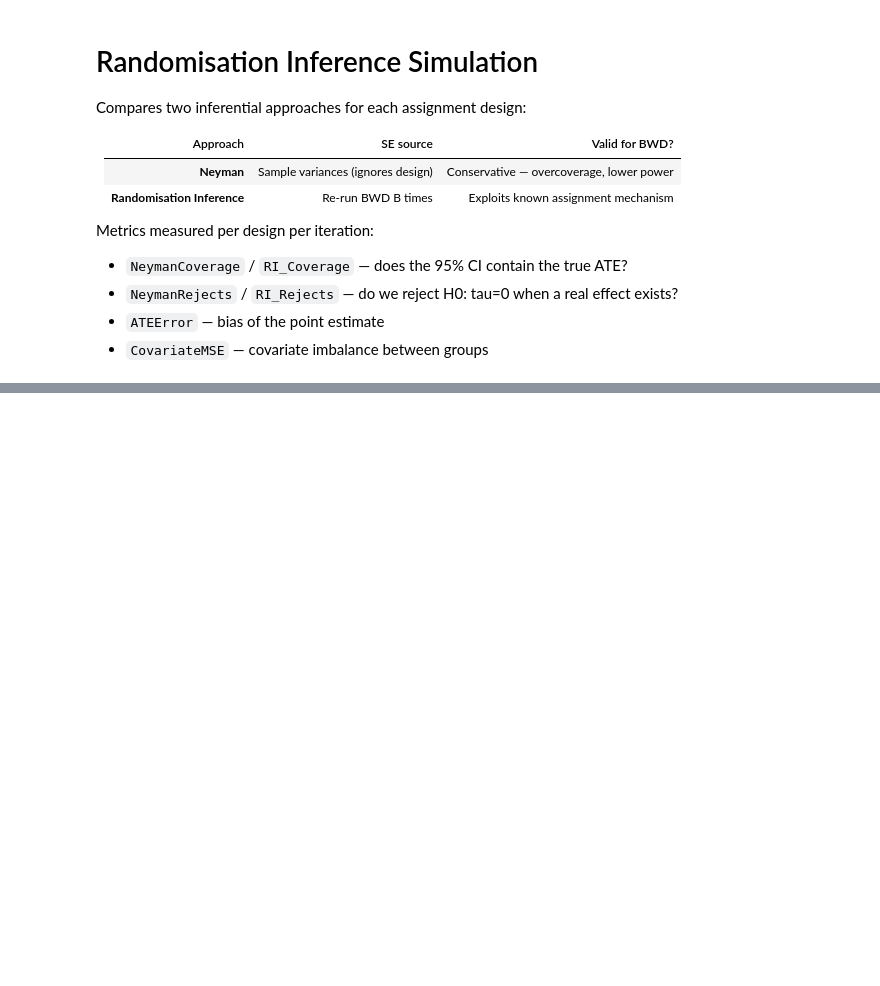
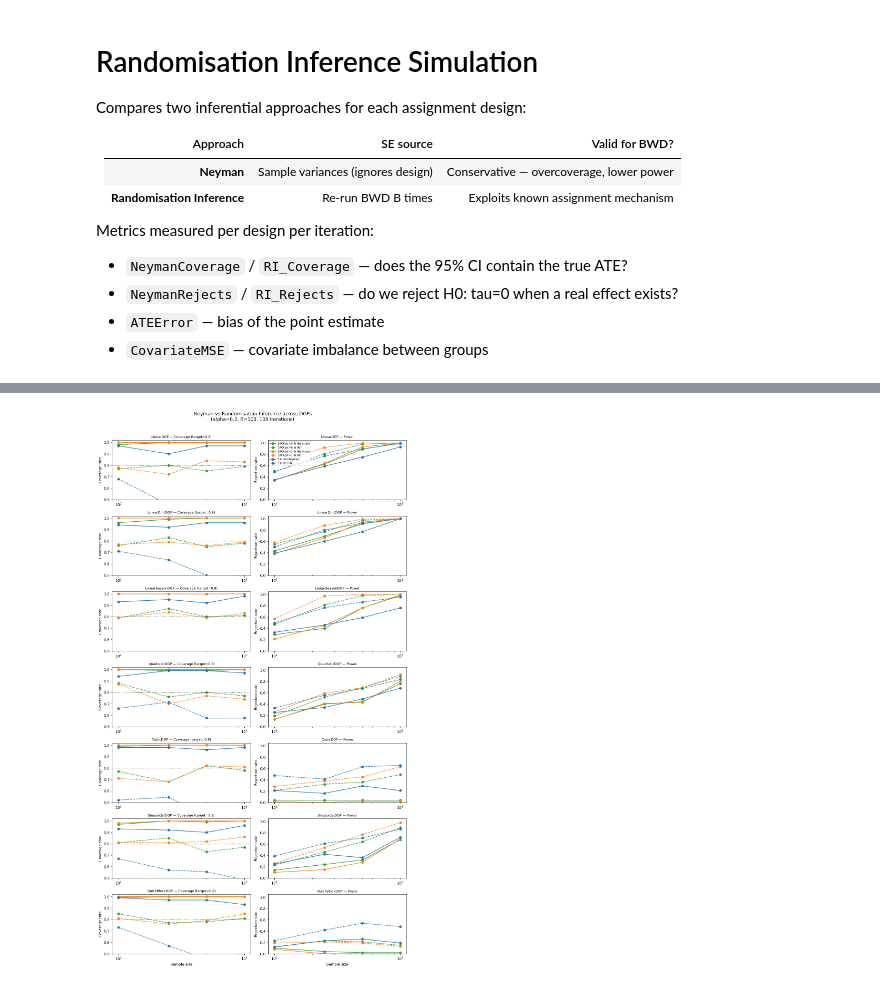
Before and after one commit to Sauravjha21/thesis_hs, a Jupyter notebook: notebooks/run-inference-simulation.ipynb, the cells around one changed output, grey strips where cells are left out. Cells and saved outputs as stored; diff of their text form; code cells hidden in the pictures; blank space fills up the shorter version.

Commit message:
power calculation for all dgp

```diff
--- a/notebooks/run-inference-simulation.ipynb
+++ b/notebooks/run-inference-simulation.ipynb
@@ -30,8 +36,7 @@ from plan import Plan
 # %%
-# ── Simulation parameters ─────────────────────────────────────────────────────
-B = 500  # RI re-runs per experiment
-NUM_ITERS = 500  # repetitions per (design, sample_size, dgp) cell
-# increase to 500 for final thesis results
-
+# simulation parameters
+B = 100  # RI re-runs (increase to 500 for final results)
+NUM_ITERS = 100  # iterations per cell (increase to 500 for final)
+ALPHA = 0.20  # as Drew suggested — targeting 80% nominal level
 sample_sizes = [100, 250, 500, 1000]
 # %%
@@ -87 +144,88 @@ results = pd.concat(dfs, ignore_index=True)
+# %%
+dgp_names = results["dgp"].unique()
+n_dgps = len(dgp_names)
+key_metrics = ["NeymanRejects", "RI_Rejects", "NeymanCoverage", "RI_Coverage"]
+
+summary = (
+    results.groupby(["dgp", "sample_size", "design", "metric"])["value"]
+    .mean()
+    .reset_index()
+)
+
+# One row per DGP, two columns (coverage, power)
+fig, axes = plt.subplots(n_dgps, 2, figsize=(12, 3 * n_dgps), sharex=False)
+fig.suptitle(
+    f"Neyman vs Randomisation Inference across DGPs\n"
+    f"(alpha={ALPHA}, B={B}, {NUM_ITERS} iterations)",
+    fontsize=13,
+    y=1.01,
+)
+
+colors = {"Simple": "#1f77b4", "BWD(phi=1.0)": "#ff7f0e", "BWD(phi=0.5)": "#2ca02c"}
+nominal = 1 - ALPHA  # 0.80
+
+for row, dgp_name in enumerate(dgp_names):
+    sub = summary[summary["dgp"] == dgp_name]
+    ax_cov, ax_pow = axes[row, 0], axes[row, 1]
+
+    for design in sub["design"].unique():
+        color = colors.get(design, "grey")
+        d = sub[sub["design"] == design]
+
+        # Coverage
+        for metric, ls in [("NeymanCoverage", "-"), ("RI_Coverage", "--")]:
+            m = d[d["metric"] == metric]
+            if not m.empty:
+                label = f"{design} ({'Neyman' if ls == '-' else 'RI'})"
+                ax_cov.plot(
+                    m["sample_size"],
+                    m["value"],
+                    color=color,
+                    linestyle=ls,
+                    marker="o",
+                    label=label,
+                    linewidth=1.5,
+                )
+
+        # Power
+        for metric, ls in [("NeymanRejects", "-"), ("RI_Rejects", "--")]:
+            m = d[d["metric"] == metric]
+            if not m.empty:
+                label = f"{design} ({'Neyman' if ls == '-' else 'RI'})"
+                ax_pow.plot(
+                    m["sample_size"],
+                    m["value"],
+                    color=color,
+                    linestyle=ls,
+                    marker="o",
+                    label=label,
+                    linewidth=1.5,
+                )
+
+    # Formatting
+    ax_cov.axhline(nominal, color="black", linestyle=":", linewidth=1)
+    ax_cov.set_title(f"{dgp_name} — Coverage (target={nominal})", fontsize=9)
+    ax_cov.set_ylabel("Coverage rate")
+    ax_cov.set_xscale("log")
+    ax_cov.set_ylim(0.5, 1.02)
+
+    ax_pow.set_title(f"{dgp_name} — Power", fontsize=9)
+    ax_pow.set_ylabel("Rejection rate")
+    ax_pow.set_xscale("log")
+    ax_pow.set_ylim(0, 1.05)
+
+    if row == n_dgps - 1:
+        ax_cov.set_xlabel("Sample size")
+        ax_pow.set_xlabel("Sample size")
+
+    if row == 0:
+        ax_pow.legend(fontsize=7, loc="upper left")
+
+plt.tight_layout()
+plt.savefig(
+    "../results/figures/all_dgp_coverage_power.png", dpi=150, bbox_inches="tight"
+)
+plt.show()
+# %% [output]
+[figure, added]
 # %%
```
Also changed, not shown: parts of 8 cells of this notebook, 11 other files.
